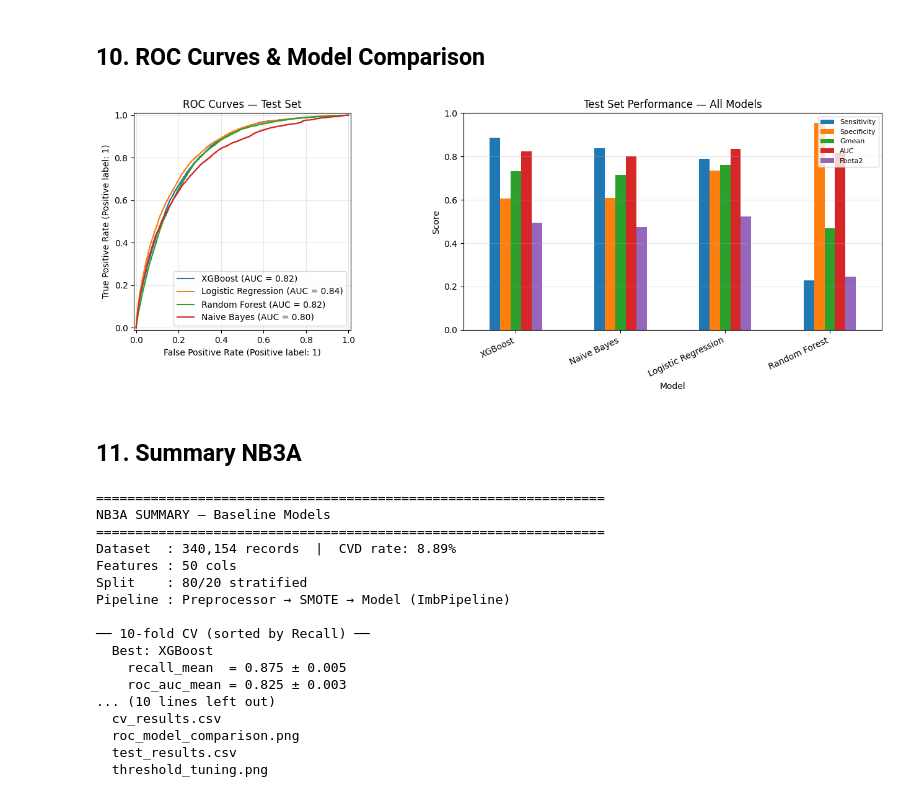
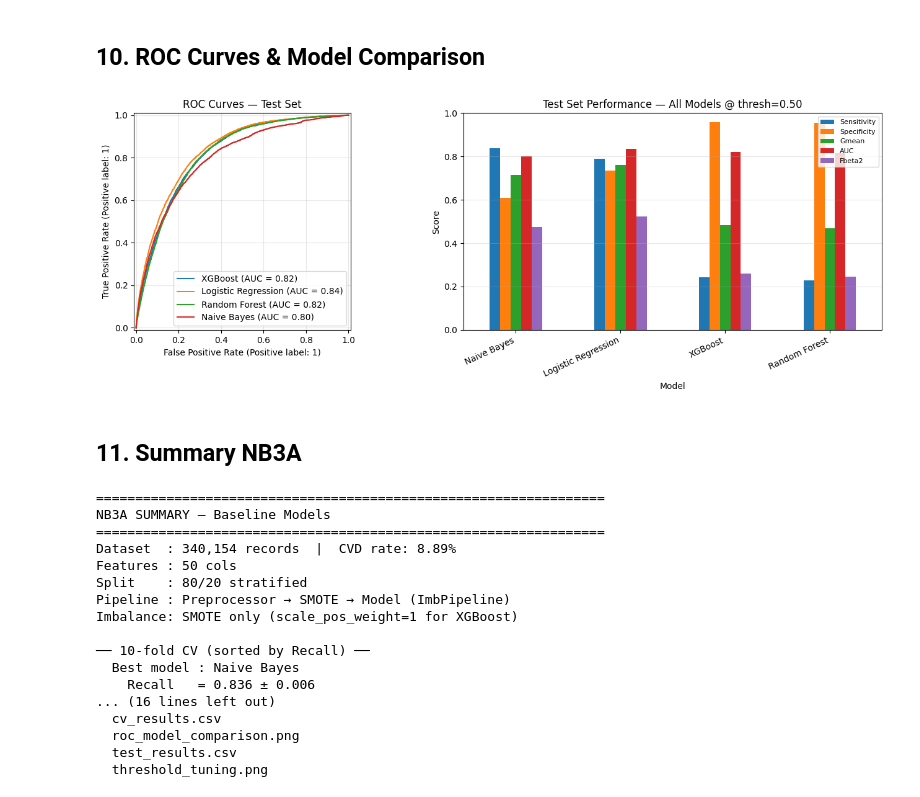
Before and after one commit to Haiseal/heart-disease-prediction, a Jupyter notebook: notebooks/BRFSS_NB3A_Baseline.ipynb, the cells around one changed output. Cells and saved outputs as stored; diff of their text form; code cells hidden in the pictures.

```diff
--- a/notebooks/BRFSS_NB3A_Baseline.ipynb
+++ b/notebooks/BRFSS_NB3A_Baseline.ipynb
@@ -125,7 +146,7 @@ models = {
     'XGBoost': XGBClassifier(
         n_estimators=300, max_depth=5, learning_rate=0.05,
         subsample=0.8, colsample_bytree=0.8,
-        scale_pos_weight=SPW,
+        scale_pos_weight=1,              # FIX: was SPW≈10.24 (double correction)
         objective='binary:logistic', eval_metric='logloss',
         tree_method='hist', random_state=SEED, n_jobs=-1,
     ),
@@ -134,7 +155,7 @@ models = {
     'Random Forest': RandomForestClassifier(
         n_estimators=200, min_samples_leaf=2,
         random_state=SEED, n_jobs=-1),
-    'Naive Bayes': GaussianNB(),
+    'Naive Bayes': GaussianNB(),         # NOTE: Gaussian assumption violated for binary features
 }
 
 pipelines = {name: ImbPipeline([
@@ -144,7 +165,10 @@ pipelines = {name: ImbPipeline([
 ]) for name, model in models.items()}
 
 print('✓ Pipelines created:')
-for name in pipelines: print(f'  - {name}')
+for name in pipelines:
+    print(f'  - {name}')
+print()
+print('Imbalance strategy: SMOTE only (scale_pos_weight=1 for XGBoost)')
 # %% [output]
 ✓ Pipelines created:
   - XGBoost
@@ -155,14 +181,15 @@ for name in pipelines: print(f'  - {name}')
 ## 6. Stratified 10-fold Cross Validation
 # %%
 cv = StratifiedKFold(n_splits=10, shuffle=True, random_state=SEED)
-scoring = {'accuracy':'accuracy','precision':'precision',
-           'recall':'recall','f1':'f1','roc_auc':'roc_auc'}
+scoring = {'accuracy': 'accuracy', 'precision': 'precision',
+           'recall': 'recall', 'f1': 'f1', 'roc_auc': 'roc_auc'}
 
 cv_rows = []
 for name, pipe in pipelines.items():
     print(f'CV: {name}...')
+    # n_jobs=1 on outer CV to avoid nested parallelism with inner model n_jobs=-1
     sc = cross_validate(clone(pipe), X_train, y_train,
-                        cv=cv, scoring=scoring, n_jobs=-1)
+                        cv=cv, scoring=scoring, n_jobs=1)
     row = {'Model': name}
     for m in scoring:
         row[f'{m}_mean'] = sc[f'test_{m}'].mean()
@@ -175,7 +202,7 @@ for m in scoring:
         lambda r: f"{r[f'{m}_mean']:.3f} ± {r[f'{m}_std']:.3f}", axis=1)
 
 disp = ['Model'] + [f'{m}_fmt' for m in scoring]
-print('\n10-fold CV Results (sorted by recall):')
+print('\n10-fold CV Results (sorted by Recall):')
 display(cv_df[disp].rename(columns={f'{m}_fmt': m.capitalize() for m in scoring}))
 cv_df.to_csv(f'{OUT}/cv_results.csv', index=False)
 # %% [output]
@@ -202,7 +229,7 @@ for name, pipe in pipelines.items():
     p.fit(X_train, y_train)
     fitted[name] = p
 
-    yp  = p.predict(X_test)
+    yp  = p.predict(X_test)           # default threshold = 0.50
     ypr = p.predict_proba(X_test)[:,1]
     tn, fp, fn, tp_ = confusion_matrix(y_test, yp).ravel()
     sens = tp_/(tp_+fn);  spec = tn/(tn+fp)
@@ -212,13 +239,17 @@ for name, pipe in pipelines.items():
     acc  = accuracy_score(y_test, yp)
     gm   = np.sqrt(sens*spec)
     fb2  = (1+4)*prec*sens / (4*prec+sens+1e-9)
-    test_rows.append(dict(Model=name, Sensitivity=sens, Specificity=spec,
-        Gmean=gm, AUC=auc, Precision=prec, F1=f1, Fbeta2=fb2, Accuracy=acc,
-        TP=tp_, FN=fn, FP=fp, TN=tn))
+    test_rows.append(dict(
+        Model=name, Sensitivity=sens, Specificity=spec,
+        Gmean=gm, AUC=auc, Precision=prec,
+        F1=f1, Fbeta2=fb2, Accuracy=acc,
+        TP=tp_, FN=fn, FP=fp, TN=tn
+    ))
 
 test_df = pd.DataFrame(test_rows).sort_values('Sensitivity', ascending=False).reset_index(drop=True)
-print('\nTest Set Results (sorted by Sensitivity):')
-display(test_df[['Model','Sensitivity','Specificity','Gmean','AUC','Precision','F1','Fbeta2','Accuracy']].round(4))
+print('\nTest Set Results @ default threshold=0.50 (sorted by Sensitivity):')
+display(test_df[['Model','Sensitivity','Specificity','Gmean',
+                 'AUC','Precision','F1','Fbeta2','Accuracy']].round(4))
 test_df.to_csv(f'{OUT}/test_results.csv', index=False)
 # %% [output]
 Training: XGBoost...
@@ -350,25 +406,25 @@ weighted avg       0.90      0.73      0.79     68031
 # %%
 fig, axes = plt.subplots(1, 2, figsize=(14, 5))
 
 ax = axes[0]
 for name, pipe in fitted.items():
     RocCurveDisplay.from_estimator(pipe, X_test, y_test, ax=ax, name=name)
 ax.set_title('ROC Curves — Test Set')
 ax.grid(alpha=0.3)
 
 ax2 = axes[1]
 plot_df = test_df.set_index('Model')[['Sensitivity','Specificity','Gmean','AUC','Fbeta2']]
 plot_df.plot(kind='bar', ax=ax2)
-ax2.set_title('Test Set Performance — All Models')
+ax2.set_title('Test Set Performance — All Models @ thresh=0.50')
 ax2.set_ylabel('Score'); ax2.set_ylim(0, 1)
 ax2.set_xticklabels(ax2.get_xticklabels(), rotation=25, ha='right')
 ax2.grid(axis='y', alpha=0.3)
 ax2.legend(loc='upper right', fontsize=8)
 plt.tight_layout()
 fig.savefig(f'{OUT}/roc_model_comparison.png', dpi=150, bbox_inches='tight')
 plt.show()
 # %% [output]
-[figure, old version]
+[figure, new version]
 # %% [markdown]
 ## 11. Summary NB3A
 # %%
@@ -379,19 +435,25 @@ print(f'Dataset  : {len(dm):,} records  |  CVD rate: {dm["target"].mean()*100:.2
 print(f'Features : {len(feat_cols)} cols')
 print(f'Split    : 80/20 stratified')
 print(f'Pipeline : Preprocessor → SMOTE → Model (ImbPipeline)')
+print(f'Imbalance: SMOTE only (scale_pos_weight=1 for XGBoost)')
 print()
 print('── 10-fold CV (sorted by Recall) ──')
 best_cv = cv_df.iloc[0]
-print(f'  Best: {best_cv["Model"]}')
-print(f'    recall_mean  = {best_cv["recall_mean"]:.3f} ± {best_cv["recall_std"]:.3f}')
-print(f'    roc_auc_mean = {best_cv["roc_auc_mean"]:.3f} ± {best_cv["roc_auc_std"]:.3f}')
+print(f'  Best model : {best_cv["Model"]}')
+print(f'    Recall   = {best_cv["recall_mean"]:.3f} ± {best_cv["recall_std"]:.3f}')
+print(f'    ROC-AUC  = {best_cv["roc_auc_mean"]:.3f} ± {best_cv["roc_auc_std"]:.3f}')
 print()
-print(f'── XGBoost @ G-mean threshold={FINAL_T:.2f} ──')
+print(f'── XGBoost @ G-mean threshold = {FINAL_T:.2f} ──')
 print(f'  Sensitivity : {bgm.recall:.4f}')
 print(f'  Specificity : {bgm.spec:.4f}')
 print(f'  G-mean      : {bgm.gm:.4f}')
+print(f'  Precision   : {bgm.prec:.4f}')
 print()
-print('→ Next: NB3B — Optuna tuning + SHAP analysis')
+print('── Notes ──')
+print('  [1] XGBoost scale_pos_weight=1 (not SPW) to avoid double correction with SMOTE')
+print('  [2] GaussianNB results indicative only (Gaussian assumption violated for binary features)')
+print()
+print('→ Next: NB3B — Ablation study + Optuna tuning + SHAP analysis')
 print(f'\n📁 Outputs: {OUT}/')
 for f in sorted(os.listdir(OUT)):
     print(f'  {f}')
@@ -403,12 +465,12 @@ Dataset  : 340,154 records  |  CVD rate: 8.89%
 Features : 50 cols
 Split    : 80/20 stratified
 Pipeline : Preprocessor → SMOTE → Model (ImbPipeline)
+Imbalance: SMOTE only (scale_pos_weight=1 for XGBoost)
 
 ── 10-fold CV (sorted by Recall) ──
-  Best: XGBoost
-    recall_mean  = 0.875 ± 0.005
-    roc_auc_mean = 0.825 ± 0.003
-... (10 lines left out)
+  Best model : Naive Bayes
+    Recall   = 0.836 ± 0.006
+... (16 lines left out)
   cv_results.csv
   roc_model_comparison.png
   test_results.csv
```
Also changed, not shown: parts of 15 cells of this notebook, 4 other files.
